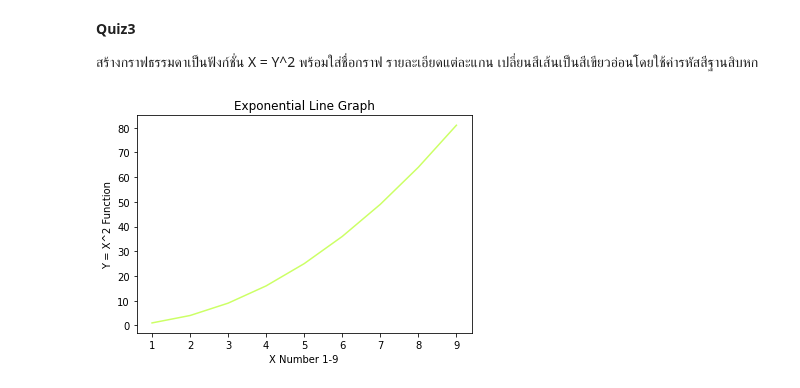
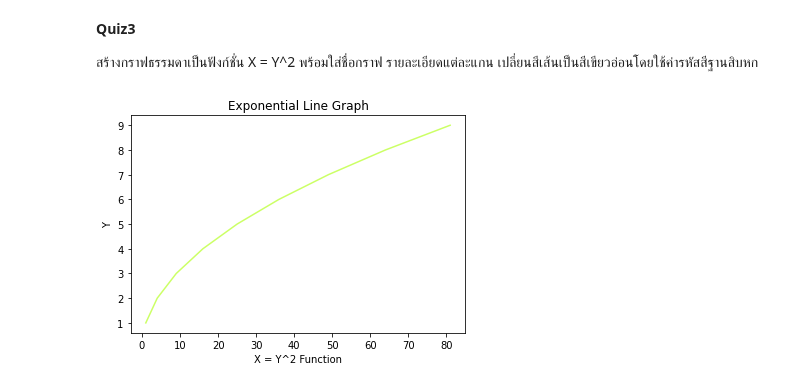
Before and after one commit to deen666/Homework_DataCamp2, a Jupyter notebook: Matplotlib/Matplotlib.ipynb, the cells around one changed output. Drawn from its saved outputs; the diff is of its cells as text; code cells hidden in the pictures.

```diff
--- a/Matplotlib/Matplotlib.ipynb
+++ b/Matplotlib/Matplotlib.ipynb
@@ -40,13 +40,13 @@ plt.show()
 สร้างกราฟธรรมดาเป็นฟังก์ชั่น X = Y^2 พร้อมใส่ชื่อกราฟ รายละเอียดแต่ละแกน เปลี่ยนสีเส้นเป็นสีเขียวอ่อนโดยใช้ค่ารหัสสีฐานสิบหก
 # %%
 #Quiz3
-x = np.arange(1,10)
-x = np.array(x)
-y = x**2
+y = np.arange(1,10)
+y = np.array(y)
+x = y**2
 plt.plot(x,y,c = '#CCFF66')
-plt.xlabel('X Number 1-9')
-plt.ylabel('Y = X^2 Function')
+plt.xlabel('X = Y^2 Function')
+plt.ylabel('Y')
 plt.title("Exponential Line Graph")
 plt.show()
 # %% [output]
-[figure, old version]
+[figure, new version]
```
